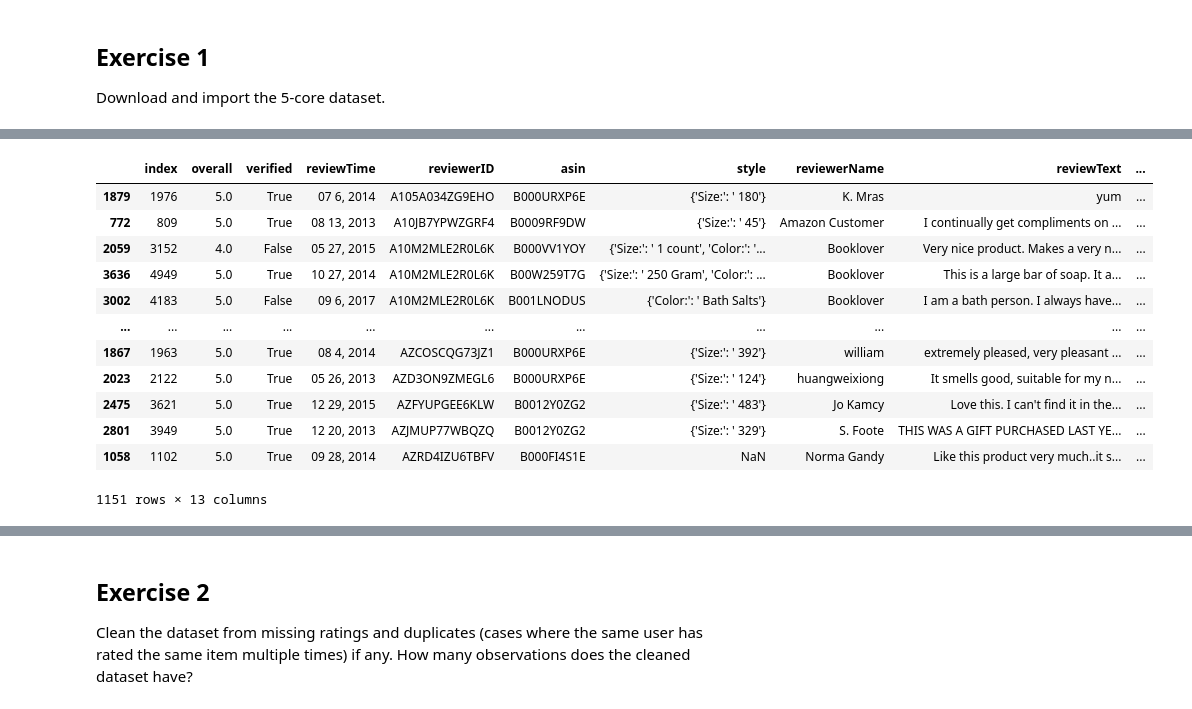
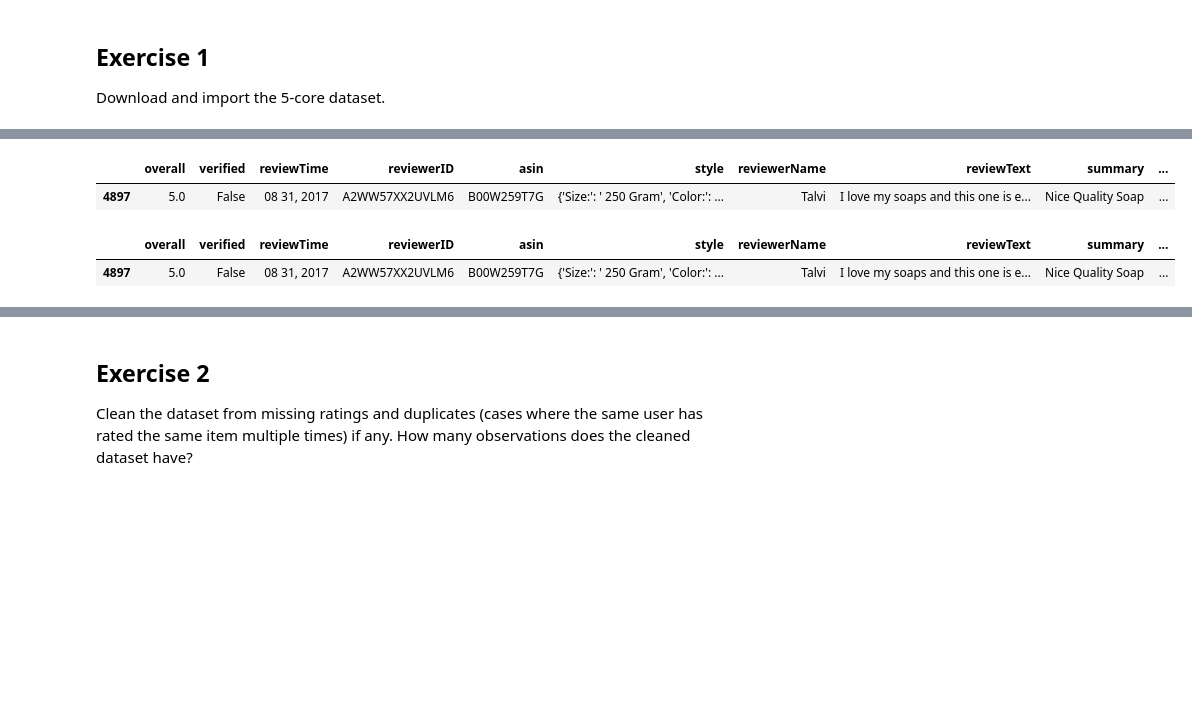
Before and after one commit to vlr112/WebScicence_FinalProject, a Jupyter notebook: labs/session_1/Session_1.ipynb, the cells around one changed output, grey strips where cells are left out. Saved outputs shown, nothing was run; the diff lists cells and outputs as text; code cells hidden in the pictures; blank space fills up the shorter version.

```diff
--- a/labs/session_1/Session_1.ipynb
+++ b/labs/session_1/Session_1.ipynb
@@ -162,17 +130,35 @@ pre_test
+# %%
+name = 'A2WW57XX2UVLM6'
+
+
+bebe = Data(df)
+
+
+
+# bebe.remove_duplicates()
+pre_test = bebe.clean_data()
+
+# pre_test
+# (pre_test.loc[pre_test['reviewerID'] == name])
+
+# # bebe.get_test()
+# name = 'A2WW57XX2UVLM6'
+
+# pre  = pre_test.sort_values(by= [ 'reviewerID'])
+
+# # pre = pre.loc[pre['reviewerID'] == name]
+
+train = bebe.get_train()
+
+test = bebe.get_test()
+# %%
+display(pre_test.loc[pre_test['reviewerID'] == name])
+# %% [output]
+|  | overall | verified | reviewTime | reviewerID | asin | style | reviewerName | reviewText | summary | ... |
+| 4897 | 5.0 | False | 08 31, 2017 | A2WW57XX2UVLM6 | B00W259T7G | {'Size:': ' 250 Gram', 'Color:': ... | Talvi | I love my soaps and this one is e... | Nice Quality Soap | ... |
 # %%
 sorted = pre_test.sort_values(by= [ 'reviewerID']).drop_duplicates(subset = ['unixReviewTime', 'reviewerID'], keep = 'last')
-sorted
+display(sorted.loc[sorted['reviewerID'] == name])
 # %% [output]
-|  | index | overall | verified | reviewTime | reviewerID | asin | style | reviewerName | reviewText | ... |
-| 1879 | 1976 | 5.0 | True | 07 6, 2014 | A105A034ZG9EHO | B000URXP6E | {'Size:': ' 180'} | K. Mras | yum | ... |
-| 772 | 809 | 5.0 | True | 08 13, 2013 | A10JB7YPWZGRF4 | B0009RF9DW | {'Size:': ' 45'} | Amazon Customer | I continually get compliments on ... | ... |
-| 2059 | 3152 | 4.0 | False | 05 27, 2015 | A10M2MLE2R0L6K | B000VV1YOY | {'Size:': ' 1 count', 'Color:': '... | Booklover | Very nice product. Makes a very n... | ... |
-| 3636 | 4949 | 5.0 | True | 10 27, 2014 | A10M2MLE2R0L6K | B00W259T7G | {'Size:': ' 250 Gram', 'Color:': ... | Booklover | This is a large bar of soap. It a... | ... |
-| 3002 | 4183 | 5.0 | False | 09 6, 2017 | A10M2MLE2R0L6K | B001LNODUS | {'Color:': ' Bath Salts'} | Booklover | I am a bath person. I always have... | ... |
-| ... | ... | ... | ... | ... | ... | ... | ... | ... | ... | ... |
-| 1867 | 1963 | 5.0 | True | 08 4, 2014 | AZCOSCQG73JZ1 | B000URXP6E | {'Size:': ' 392'} | william | extremely pleased, very pleasant ... | ... |
-| 2023 | 2122 | 5.0 | True | 05 26, 2013 | AZD3ON9ZMEGL6 | B000URXP6E | {'Size:': ' 124'} | huangweixiong | It smells good, suitable for my n... | ... |
-| 2475 | 3621 | 5.0 | True | 12 29, 2015 | AZFYUPGEE6KLW | B0012Y0ZG2 | {'Size:': ' 483'} | Jo Kamcy | Love this. I can't find it in the... | ... |
-| 2801 | 3949 | 5.0 | True | 12 20, 2013 | AZJMUP77WBQZQ | B0012Y0ZG2 | {'Size:': ' 329'} | S. Foote | THIS WAS A GIFT PURCHASED LAST YE... | ... |
-| 1058 | 1102 | 5.0 | True | 09 28, 2014 | AZRD4IZU6TBFV | B000FI4S1E | NaN | Norma Gandy | Like this product very much..it s... | ... |
+|  | overall | verified | reviewTime | reviewerID | asin | style | reviewerName | reviewText | summary | ... |
+| 4897 | 5.0 | False | 08 31, 2017 | A2WW57XX2UVLM6 | B00W259T7G | {'Size:': ' 250 Gram', 'Color:': ... | Talvi | I love my soaps and this one is e... | Nice Quality Soap | ... |
-1151 rows × 13 columns
```
Also changed, not shown: parts of 41 cells of this notebook.
